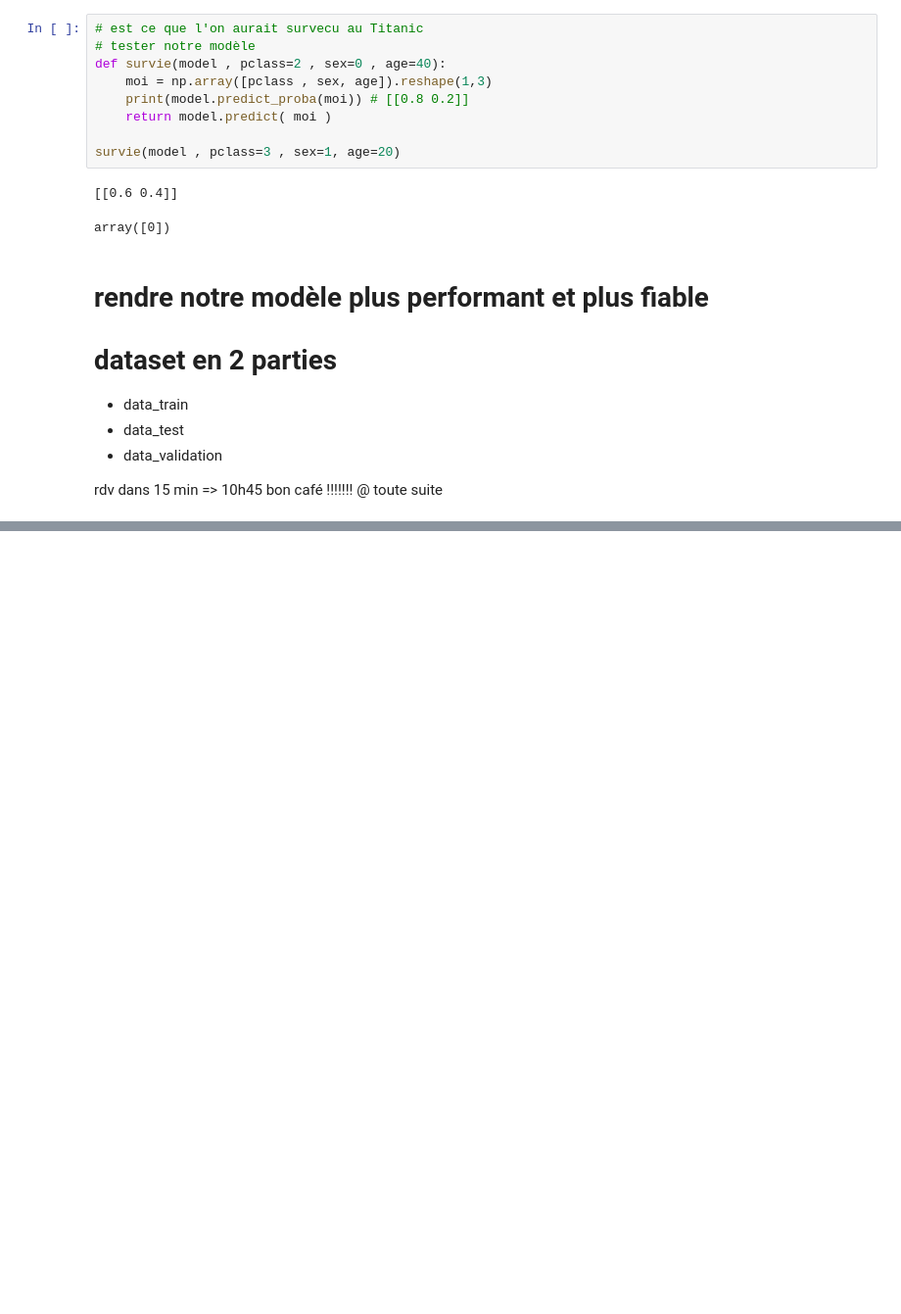
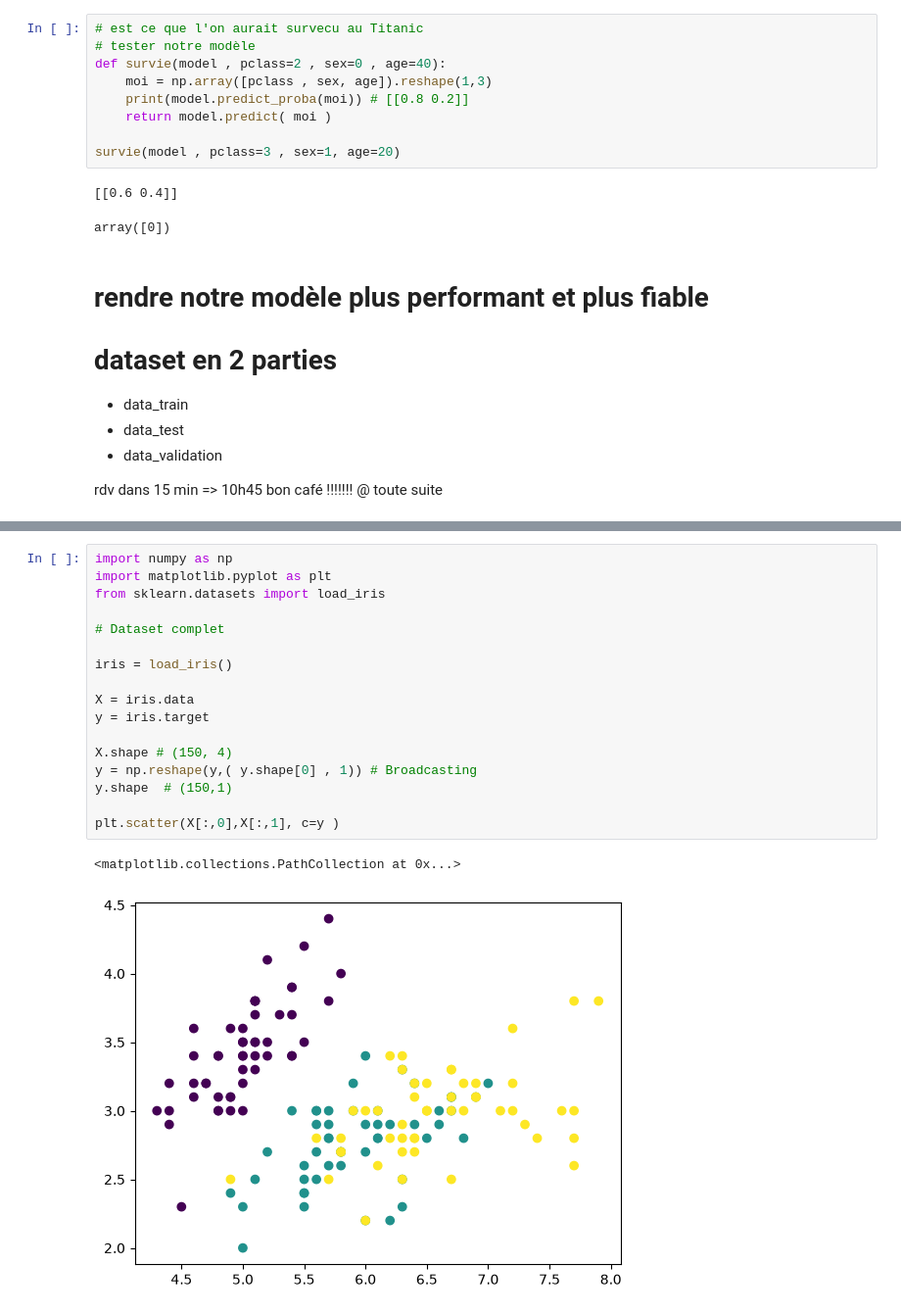
Before and after one commit to webdevproformation/m2-iot-juin2026, a Jupyter notebook: jour05/02-note.ipynb, the cells around one changed output, grey strips where cells are left out. Shown at 98% size. Saved outputs shown, nothing was run; the diff lists cells and outputs as text; blank space fills up the shorter version.

Commit message:
split du dataset partie 1

```diff
--- a/jour05/02-note.ipynb
+++ b/jour05/02-note.ipynb
@@ -157,0 +185,20 @@ rdv dans 15 min => 10h45 bon café !!!!!!! @ toute suite
+# %%
+import numpy as np
+import matplotlib.pyplot as plt
+from sklearn.datasets import load_iris
+
+# Dataset complet
+
+iris = load_iris()
+
+X = iris.data
+y = iris.target
+
+X.shape # (150, 4)
+y = np.reshape(y,( y.shape[0] , 1)) # Broadcasting
+y.shape  # (150,1)
+
+plt.scatter(X[:,0],X[:,1], c=y )
+# %% [output]
+<matplotlib.collections.PathCollection at 0x...>
+[figure, added]
```
Also changed, not shown: parts of 2 cells of this notebook.
